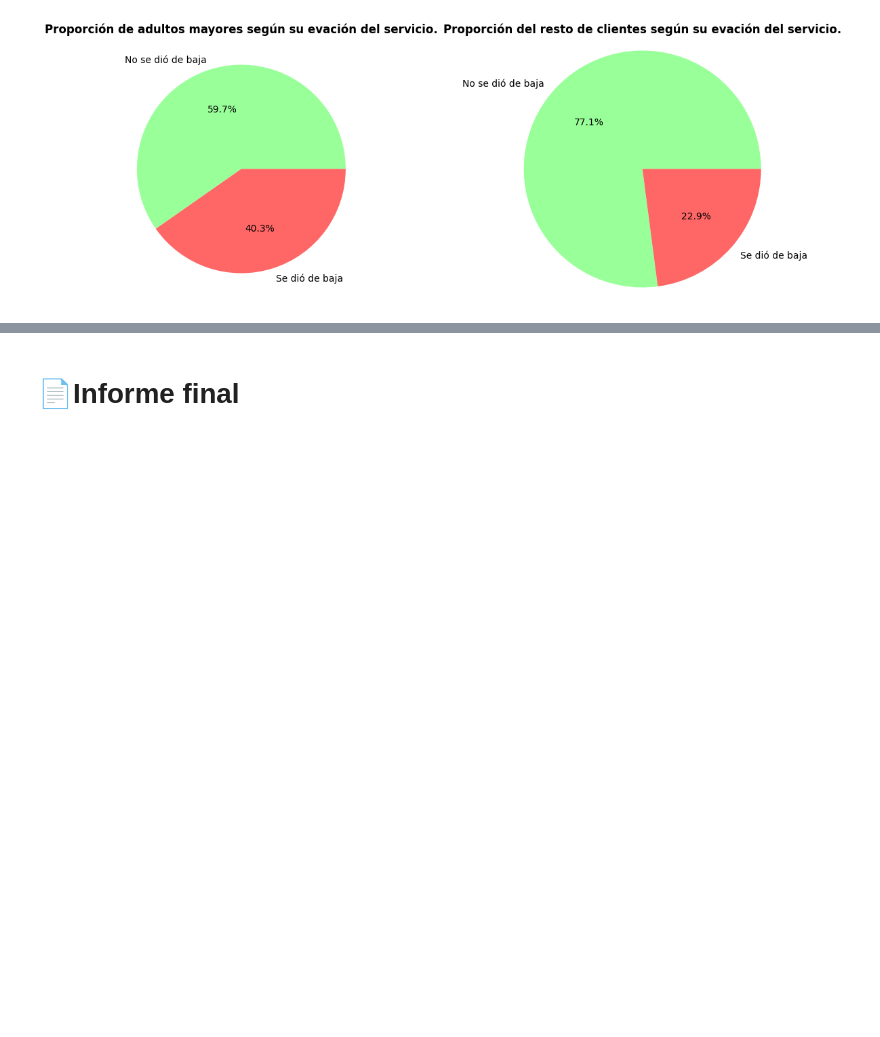
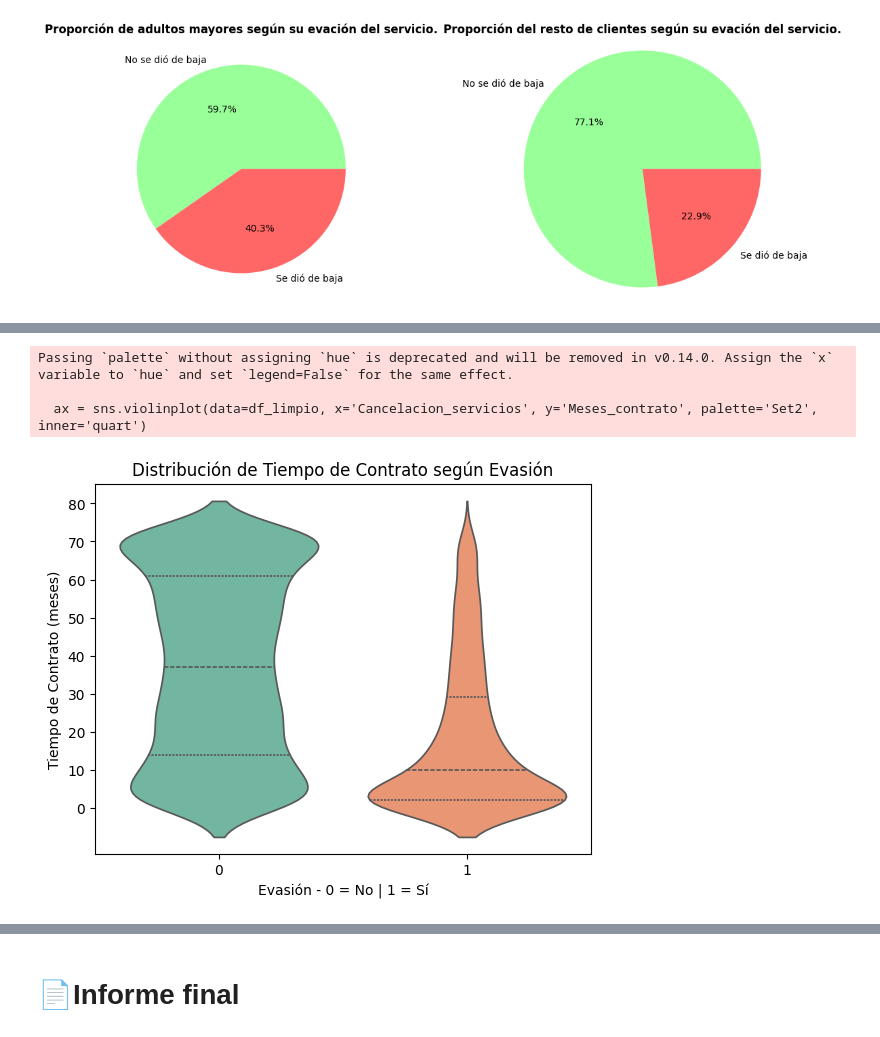
Before and after one commit to nxzK1/telecomX_Challenge, a Jupyter notebook: TelecomX_Challenge.ipynb, the cells around one changed output, grey strips where cells are left out. Cells and saved outputs as stored; diff of their text form; code cells hidden in the pictures; blank space fills up the shorter version.

```diff
--- a/TelecomX_Challenge.ipynb
+++ b/TelecomX_Challenge.ipynb
@@ -786,0 +818,12 @@ plt.show()
+# %%
+ax = sns.violinplot(data=df_limpio, x='Cancelacion_servicios', y='Meses_contrato', palette='Set2', inner='quart')
+ax.set_yticks(range(0, 90, 10))
+plt.title('Distribución de Tiempo de Contrato según Evasión')
+plt.xlabel('Evasión - 0 = No | 1 = Sí')
+plt.ylabel('Tiempo de Contrato (meses)')
+plt.show()
+# %% [output]
+Passing `palette` without assigning `hue` is deprecated and will be removed in v0.14.0. Assign the `x` variable to `hue` and set `legend=False` for the same effect.
+
+  ax = sns.violinplot(data=df_limpio, x='Cancelacion_servicios', y='Meses_contrato', palette='Set2', inner='quart')
+[figure, added]
```
Also changed, not shown: parts of 6 cells of this notebook.
